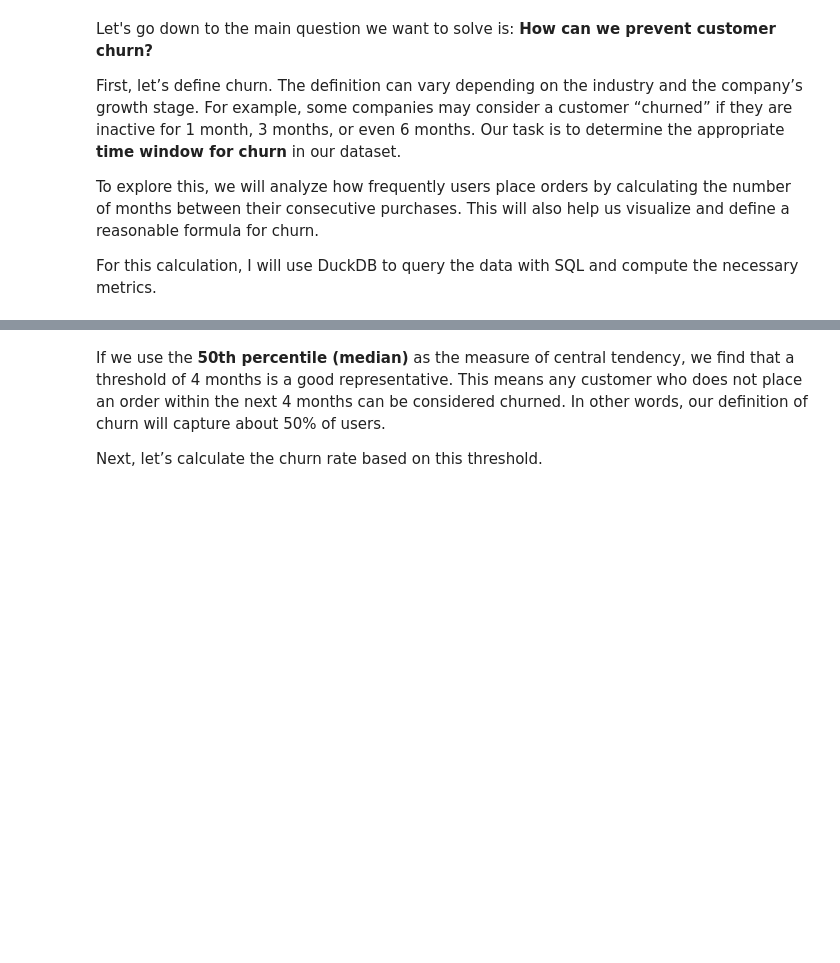
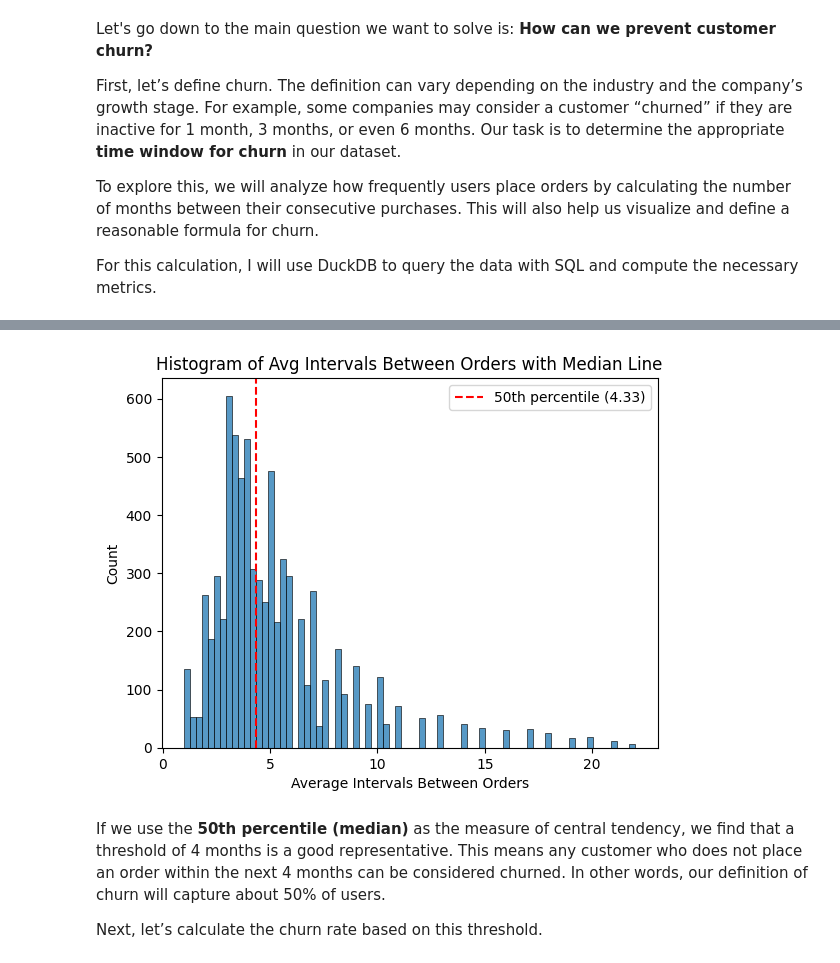
Before and after one commit to haiyen-1399/ecommerce_churn_prediction, a Jupyter notebook: churn_prediction.ipynb, the cells around one changed output, grey strips where cells are left out. Drawn from its saved outputs; the diff is of its cells as text; code cells hidden in the pictures; blank space fills up the shorter version.

```diff
--- a/churn_prediction.ipynb
+++ b/churn_prediction.ipynb
@@ -287,6 +285,20 @@ df_gap.describe()
 | 50% | 14.000000 | 4.000000 | 4.333333 |
 | 75% | 18.000000 | 5.000000 | 6.000000 |
 | max | 22.000000 | 10.000000 | 22.000000 |
+# %%
+sns.histplot(df_gap, x = 'avg_intervals_between_orders')
+
+median_val = np.nanpercentile(df_gap['avg_intervals_between_orders'], 50)
+
+plt.axvline(median_val, color='red', linestyle='--', label=f'50th percentile ({median_val:.2f})')
+
+plt.legend()
+plt.xlabel('Average Intervals Between Orders')
+plt.ylabel('Count')
+plt.title('Histogram of Avg Intervals Between Orders with Median Line')
+plt.show()
+# %% [output]
+[figure, added]
 # %% [markdown]
 If we use the **50th percentile (median)** as the measure of central tendency, we find that a threshold of 4 months is a good representative. This means any customer who does not place an order within the next 4 months can be considered churned. In other words, our definition of churn will capture about 50% of users.
 
```
Also changed, not shown: parts of 8 cells of this notebook.
